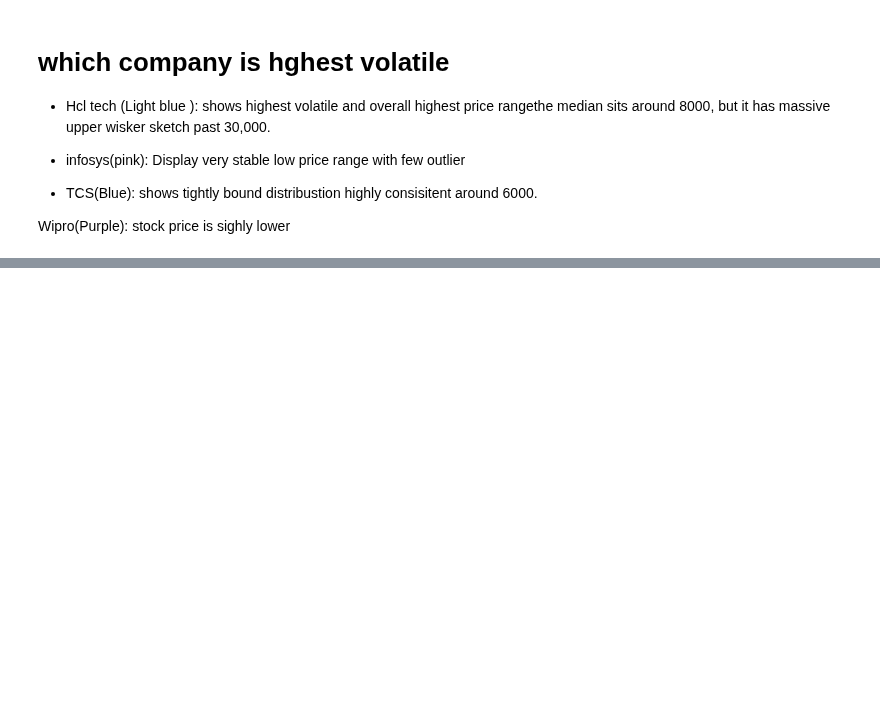
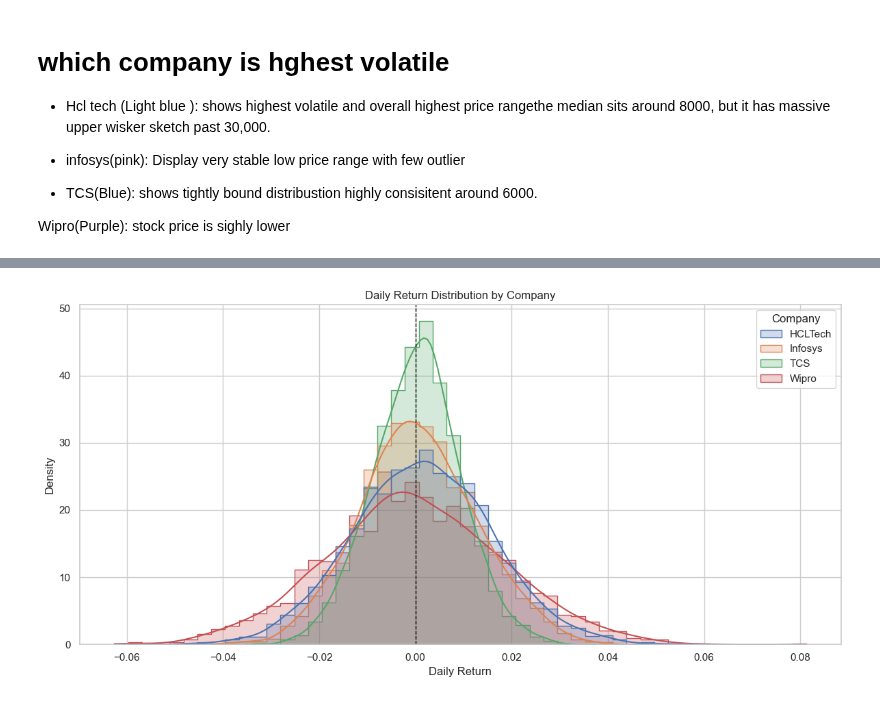
Before and after one commit to vishnu-pratap-singh/KPMG-ML-, a Jupyter notebook: Time Series/Stock_time_series.ipynb, the cells around one changed output, grey strips where cells are left out. Drawn from its saved outputs; the diff is of its cells as text; code cells hidden in the pictures; blank space fills up the shorter version.

```diff
--- a/Time Series/Stock_time_series.ipynb
+++ b/Time Series/Stock_time_series.ipynb
@@ -191,0 +374,22 @@ Passing `palette` without assigning `hue` is deprecated and will be removed in v
+# %%
+plt.figure(figsize=(12, 6))
+
+sns.histplot(
+    data=df.dropna(subset=['Daily_Return']),
+    x='Daily_Return',
+    hue='Company',
+    bins=50,
+    kde=True,
+    element='step',
+    stat='density',
+    common_norm=False
+)
+
+plt.title('Daily Return Distribution by Company')
+plt.xlabel('Daily Return')
+plt.ylabel('Density')
+plt.axvline(0, color='black', linestyle='--', linewidth=1)
+plt.tight_layout()
+plt.show()
+# %% [output]
+[figure, added]
```
Also changed, not shown: parts of 16 cells of this notebook.
